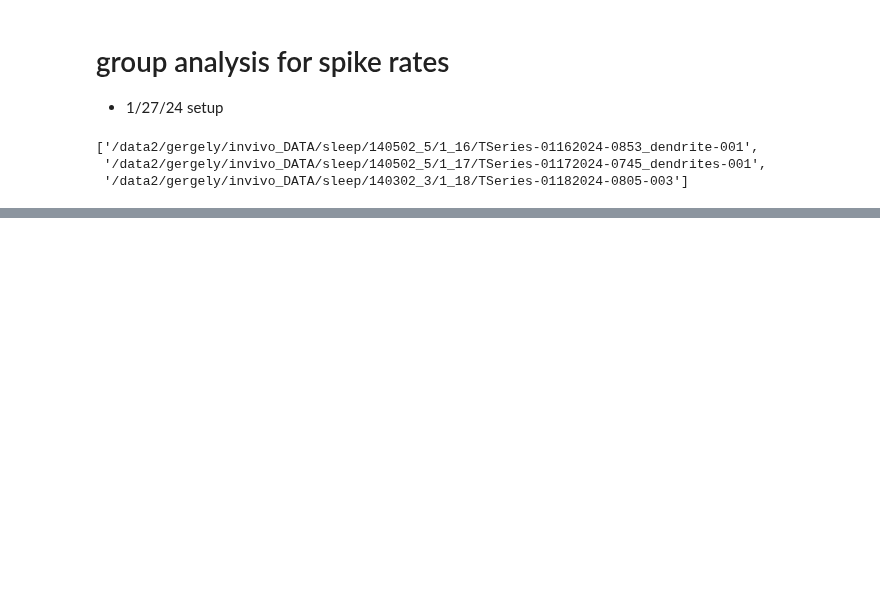
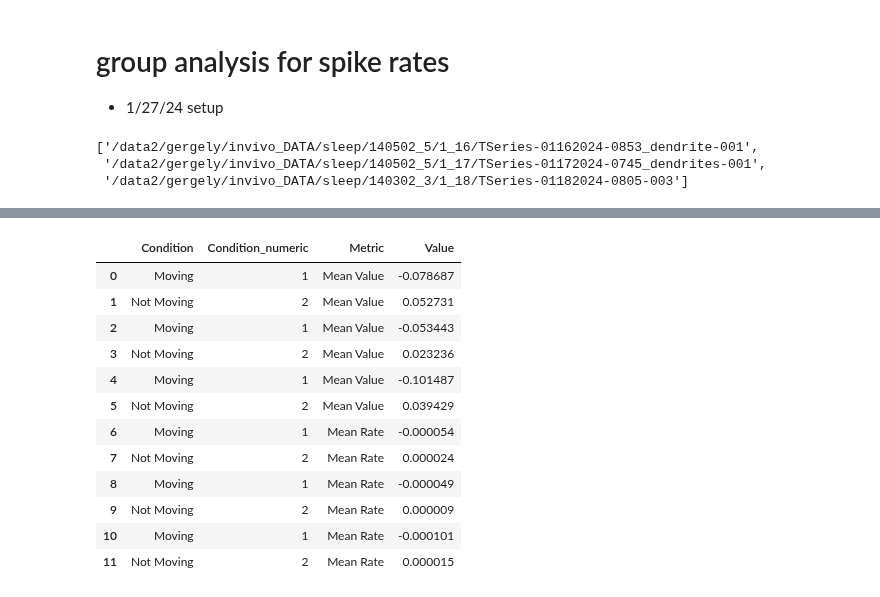
Before and after one commit to JessicaYoujiaLi/sleep, a Jupyter notebook: notebooks/dendritic_analysis/spike_rate_analysis.ipynb, the cells around one changed output, grey strips where cells are left out. Drawn from its saved outputs; the diff is of its cells as text; code cells hidden in the pictures; blank space fills up the shorter version.

```diff
--- a/notebooks/dendritic_analysis/spike_rate_analysis.ipynb
+++ b/notebooks/dendritic_analysis/spike_rate_analysis.ipynb
@@ -48,0 +92,16 @@ spike_rates
+# %%
+df_long
+# %% [output]
+|  | Condition | Condition_numeric | Metric | Value |
+| 0 | Moving | 1 | Mean Value | -0.078687 |
+| 1 | Not Moving | 2 | Mean Value | 0.052731 |
+| 2 | Moving | 1 | Mean Value | -0.053443 |
+| 3 | Not Moving | 2 | Mean Value | 0.023236 |
+| 4 | Moving | 1 | Mean Value | -0.101487 |
+| 5 | Not Moving | 2 | Mean Value | 0.039429 |
+| 6 | Moving | 1 | Mean Rate | -0.000054 |
+| 7 | Not Moving | 2 | Mean Rate | 0.000024 |
+| 8 | Moving | 1 | Mean Rate | -0.000049 |
+| 9 | Not Moving | 2 | Mean Rate | 0.000009 |
+| 10 | Moving | 1 | Mean Rate | -0.000101 |
+| 11 | Not Moving | 2 | Mean Rate | 0.000015 |
```
Also changed, not shown: parts of 5 cells of this notebook, 7 other files.
